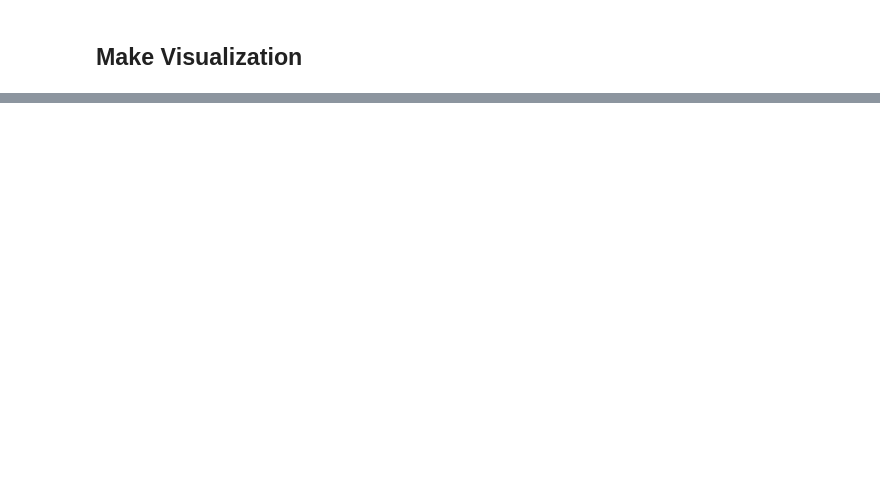
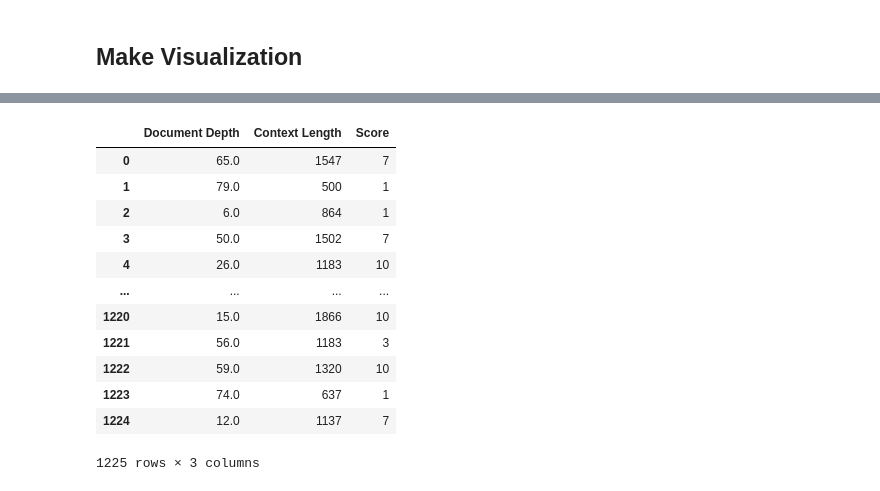
Before and after one commit to LazaroHurtado/LLMTest_NeedleInAHaystack, a Jupyter notebook: viz/CreateVizFromLLMTesting.ipynb, the cells around one changed output, grey strips where cells are left out. Saved outputs shown, nothing was run; the diff lists cells and outputs as text; code cells hidden in the pictures; blank space fills up the shorter version.

```diff
--- a/viz/CreateVizFromLLMTesting.ipynb
+++ b/viz/CreateVizFromLLMTesting.ipynb
@@ -126,0 +189,17 @@ plt.show()
+# %%
+phi2_df = df_from_folder(phi2_finetuned_folder_path)
+phi2_df
+# %% [output]
+|  | Document Depth | Context Length | Score |
+| 0 | 65.0 | 1547 | 7 |
+| 1 | 79.0 | 500 | 1 |
+| 2 | 6.0 | 864 | 1 |
+| 3 | 50.0 | 1502 | 7 |
+| 4 | 26.0 | 1183 | 10 |
+| ... | ... | ... | ... |
+| 1220 | 15.0 | 1866 | 10 |
+| 1221 | 56.0 | 1183 | 3 |
+| 1222 | 59.0 | 1320 | 10 |
+| 1223 | 74.0 | 637 | 1 |
+| 1224 | 12.0 | 1137 | 7 |
+1225 rows × 3 columns
```
Also changed, not shown: parts of 14 cells of this notebook, 25 other files.
